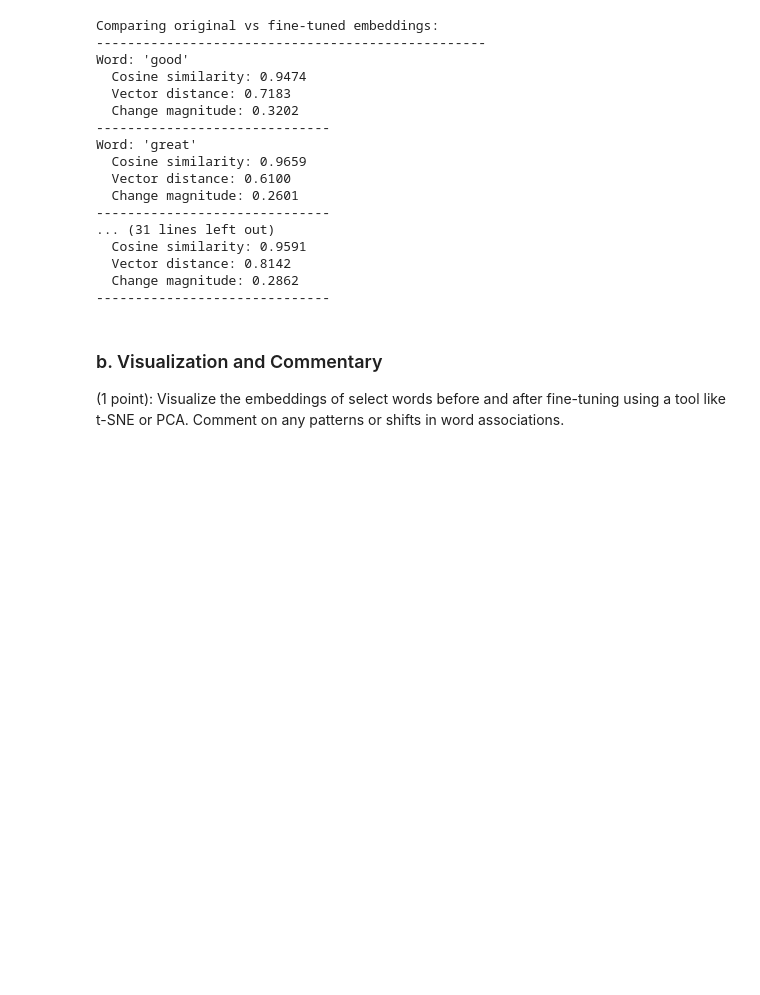
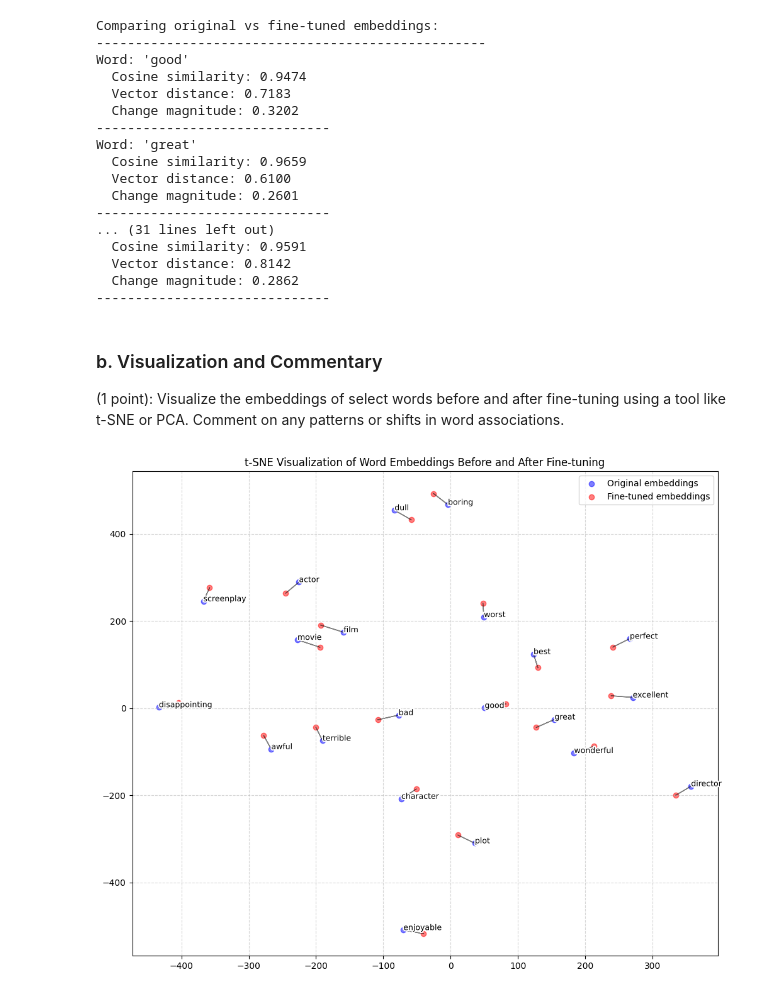
Before and after one commit to pablo-fdz/adv_nlp_hw1, a Jupyter notebook: hw1_sentiment_analysis_RT.ipynb, the cells around one changed output. Cells and saved outputs as stored; diff of their text form; code cells hidden in the pictures; blank space fills up the shorter version.

```diff
--- a/hw1_sentiment_analysis_RT.ipynb
+++ b/hw1_sentiment_analysis_RT.ipynb
@@ -1603,3 +1651,98 @@ Word: 'great'
 ### b. Visualization and Commentary
 
 (1 point): Visualize the embeddings of select words before and after fine-tuning using a tool like t-SNE or PCA. Comment on any patterns or shifts in word associations.
+# %%
+# Select words to visualize (mix of positive, negative, and domain-specific words)
+words_to_visualize = [
+    # Positive sentiment
+    'good', 'great', 'excellent', 'enjoyable', 'wonderful', 'best', 'perfect',
+    # Negative sentiment
+    'bad', 'terrible', 'boring', 'awful', 'disappointing', 'worst', 'dull',
+    # Movie domain
+    'film', 'movie', 'actor', 'director', 'screenplay', 'plot', 'character'
+]
+
+# Extract word vectors from original and fine-tuned embeddings
+orig_vectors = []
+tuned_vectors = []
+labels = []
+word_indices = []
+
+for word in words_to_visualize:
+    if word in tokenizer.word_index:
+        idx = tokenizer.word_index[word]
+        if idx < vocab_size:
+            # Check if the word has a valid embedding
+            orig_vec = original_embeddings[idx]
+            tuned_vec = tuned_embeddings[idx]
+
+            if np.any(orig_vec) and np.any(tuned_vec):
+                orig_vectors.append(orig_vec)
+                tuned_vectors.append(tuned_vec)
+                labels.append(word)
+                word_indices.append(idx)
+
+# Convert to numpy arrays
+orig_vectors = np.array(orig_vectors)
+tuned_vectors = np.array(tuned_vectors)
+
+# Combine vectors for t-SNE (original and tuned together)
+combined_vectors = np.vstack([orig_vectors, tuned_vectors])
+
+# Apply t-SNE to reduce dimensionality
+tsne = TSNE(n_components=2, perplexity=5, random_state=42, init='pca', learning_rate=200)
+tsne_results = tsne.fit_transform(combined_vectors)
+
+# Split results back into original and tuned
+tsne_orig = tsne_results[:len(orig_vectors)]
+tsne_tuned = tsne_results[len(orig_vectors):]
+
+# Create visualization
+plt.figure(figsize=(12, 10))
+
+# Plot original embeddings
+plt.scatter(tsne_orig[:, 0], tsne_orig[:, 1], c='blue', alpha=0.5, label='Original embeddings')
+
+# Plot fine-tuned embeddings
+plt.scatter(tsne_tuned[:, 0], tsne_tuned[:, 1], c='red', alpha=0.5, label='Fine-tuned embeddings')
+
+# Draw arrows from original to fine-tuned positions
+for i in range(len(labels)):
+    plt.arrow(tsne_orig[i, 0], tsne_orig[i, 1],
+              tsne_tuned[i, 0] - tsne_orig[i, 0], tsne_tuned[i, 1] - tsne_orig[i, 1],
+              head_width=0.5, head_length=0.5, fc='black', ec='black', alpha=0.5)
+
+    # Add text labels with outline for better visibility
+    txt = plt.text(tsne_orig[i, 0], tsne_orig[i, 1], labels[i], fontsize=9)
+    txt.set_path_effects([PathEffects.withStroke(linewidth=3, foreground='white')])
+
+plt.title('t-SNE Visualization of Word Embeddings Before and After Fine-tuning')
+plt.legend()
+plt.grid(True, linestyle='--', alpha=0.5)
+
+# Create a separate plot to show the shifts more clearly
+plt.figure(figsize=(15, 8))
+
+# Calculate the magnitude of shifts
+shift_distances = np.sqrt(np.sum((tsne_tuned - tsne_orig)**2, axis=1))
+sort_indices = np.argsort(shift_distances)[::-1]  # Sort by largest shift first
+
+# Create a bar chart of shifts
+plt.barh([labels[i] for i in sort_indices], shift_distances[sort_indices])
+plt.xlabel('Magnitude of Shift in t-SNE Space')
+plt.ylabel('Words')
+plt.title('Ranking of Word Embedding Shifts After Fine-tuning')
+plt.tight_layout()
+
+plt.show()
+
+# Print some statistics about the shifts
+print("Words with the largest shifts after fine-tuning:")
+for i in sort_indices[:5]:
+    print(f"{labels[i]}: {shift_distances[i]:.2f}")
+
+print("\nWords with the smallest shifts after fine-tuning:")
+for i in sort_indices[-5:]:
+    print(f"{labels[i]}: {shift_distances[i]:.2f}")
+# %% [output]
+[figure, added]
```
Also changed, not shown: parts of 8 cells of this notebook, 3 other files.
